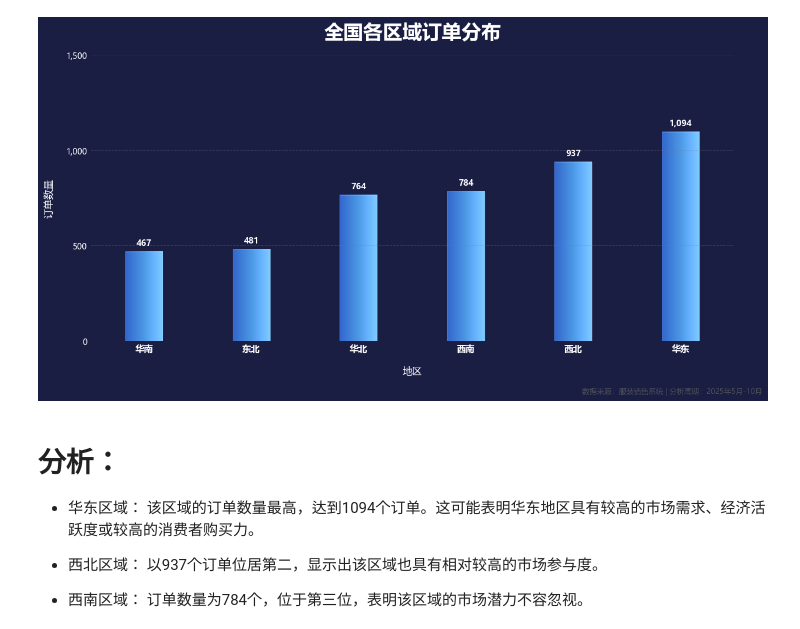
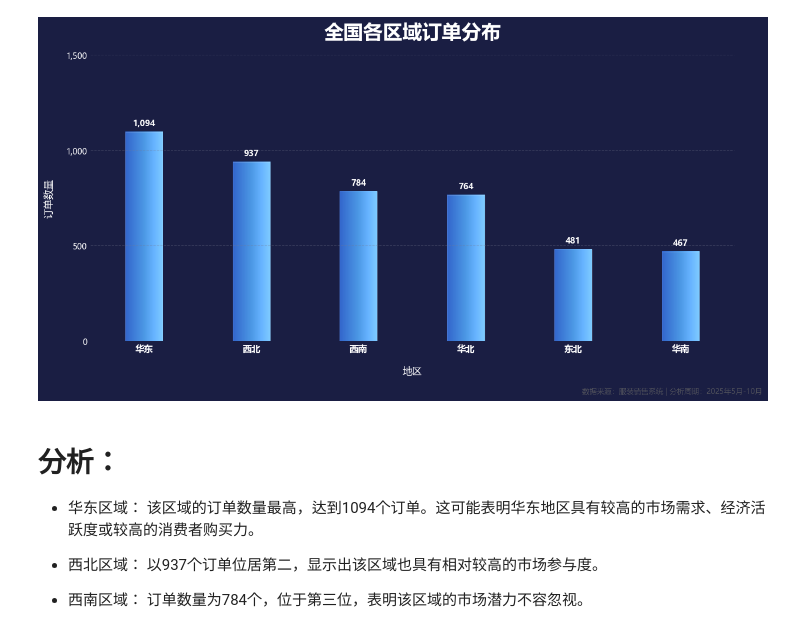
Before and after one commit to IIawaII/PythonVisualisation, a Jupyter notebook: 可视化/01、渐变柱形图/GradientColumnChart.ipynb, the cells around one changed output. Drawn from its saved outputs; the diff is of its cells as text; code cells hidden in the pictures.

```diff
--- a/可视化/01、渐变柱形图/GradientColumnChart.ipynb
+++ b/可视化/01、渐变柱形图/GradientColumnChart.ipynb
@@ -22,7 +22,6 @@ REGION_MAPPING = {
 
 # 自定义蓝色渐变
 def create_blue_gradient():
-    """创建蓝色渐变色图"""
     colors = [
         (0.2, 0.4, 0.8),  # 深蓝色 (底部)
         (0.25, 0.5, 0.85),
@@ -32,9 +31,8 @@ def create_blue_gradient():
     ]
     return LinearSegmentedColormap.from_list('custom_blue', colors, N=256)
 
-# 生成渐变柱体
+# 生成渐变柱体s
 def add_gradient_bar(ax, x, height, width, cmap):
-    """在指定位置添加渐变柱体"""
     # 创建渐变网格
     gradient = np.linspace(0, 1, 256).reshape(1, 256)
 
@@ -44,10 +42,10 @@ def add_gradient_bar(ax, x, height, width, cmap):
 
     # 绘制渐变柱体
     ax.imshow(gradient,
-              aspect='auto',
-              extent=[left, right, 0, height],
-              cmap=cmap,
-              interpolation='bilinear')
+            aspect='auto',
+            extent=[left, right, 0, height],
+            cmap=cmap,
+            interpolation='bilinear')
 
     # 添加柱体轮廓
     rect = Rectangle((left, 0), width, height,
@@ -96,7 +94,7 @@ try:
         raise ValueError("没有符合条件的区域数据")
 
     # 按订单量排序
-    region_orders = region_orders.sort_values('订单量', ascending=True)
+    region_orders = region_orders.sort_values('订单量', ascending=False)
 
     # 创建图表
     fig, ax = plt.subplots(figsize=(12, 7), dpi=100)
@@ -139,10 +137,12 @@ try:
             fontweight='bold'
         )
 
-    # ====== 动态设置Y轴刻度 ======
+    # 动态设置Y轴刻度
     max_val = region_orders['订单量'].max()
-    # 计算刻度上限（500的整数倍）
+
+    # 计算刻度上限
     y_top = ((max_val // 500) + 1) * 500
+
     # 生成固定间隔的刻度
     y_ticks = np.arange(0, y_top + 500, 500)
 
@@ -150,46 +150,46 @@ try:
     ax.set_ylim(0, y_top)
     ax.set_yticks(y_ticks)
     ax.set_yticklabels([f'{int(x):,}' for x in y_ticks],
-                      color="#ffffff", fontsize=10)
+                        color="#ffffff", fontsize=10)
 
     # 设置X轴
     ax.set_xticks(x)
     ax.set_xticklabels(region_orders['区域'], color="#ffffff", fontsize=11, fontweight='bold')
     ax.tick_params(axis='x', length=0)
 
     # 隐藏X轴和Y轴的标签刻度
     ax.tick_params(axis='x', which='both', length=0)  # 隐藏X轴的刻度
     ax.tick_params(axis='y', which='both', length=0)  # 隐藏Y轴的刻度
 
     # 添加标题和标签
     plt.title('全国各区域订单分布', fontsize=24, fontweight='bold', color="#ffffff", pad=20)
     plt.xlabel('地区', fontsize=12, color="#ffffff", labelpad=15)
     plt.ylabel('订单数量', fontsize=12, color="#ffffff", labelpad=15)
 
     # 添加底部装饰
     plt.figtext(0.9, 0.03,
-               '数据来源：服装销售系统 | 分析周期：2025年5月-10月',
-               ha='center',
-               fontsize=9,
-               color='#666666',
-               alpha=0.7)
+                '数据来源：服装销售系统 | 分析周期：2025年5月-10月',
+                ha='center',
+                fontsize=9,
+                color='#666666',
+                alpha=0.7)
 
     # 调整布局
     plt.tight_layout(rect=(0.0, 0.05, 1.0, 0.95))
 
     # 保存高清图片
     plt.savefig('全国各区域订单分布.png',
                 dpi=300,
                 bbox_inches='tight',
                 facecolor=fig.get_facecolor())
 
     plt.show()
 
 except Exception as e:
     print(f"图表生成失败: {str(e)}")
     raise
 # %% [output]
-[figure, old version]
+[figure, new version]
 # %% [markdown]
 # 分析：
 
```
Also changed, not shown: 30 other files.
